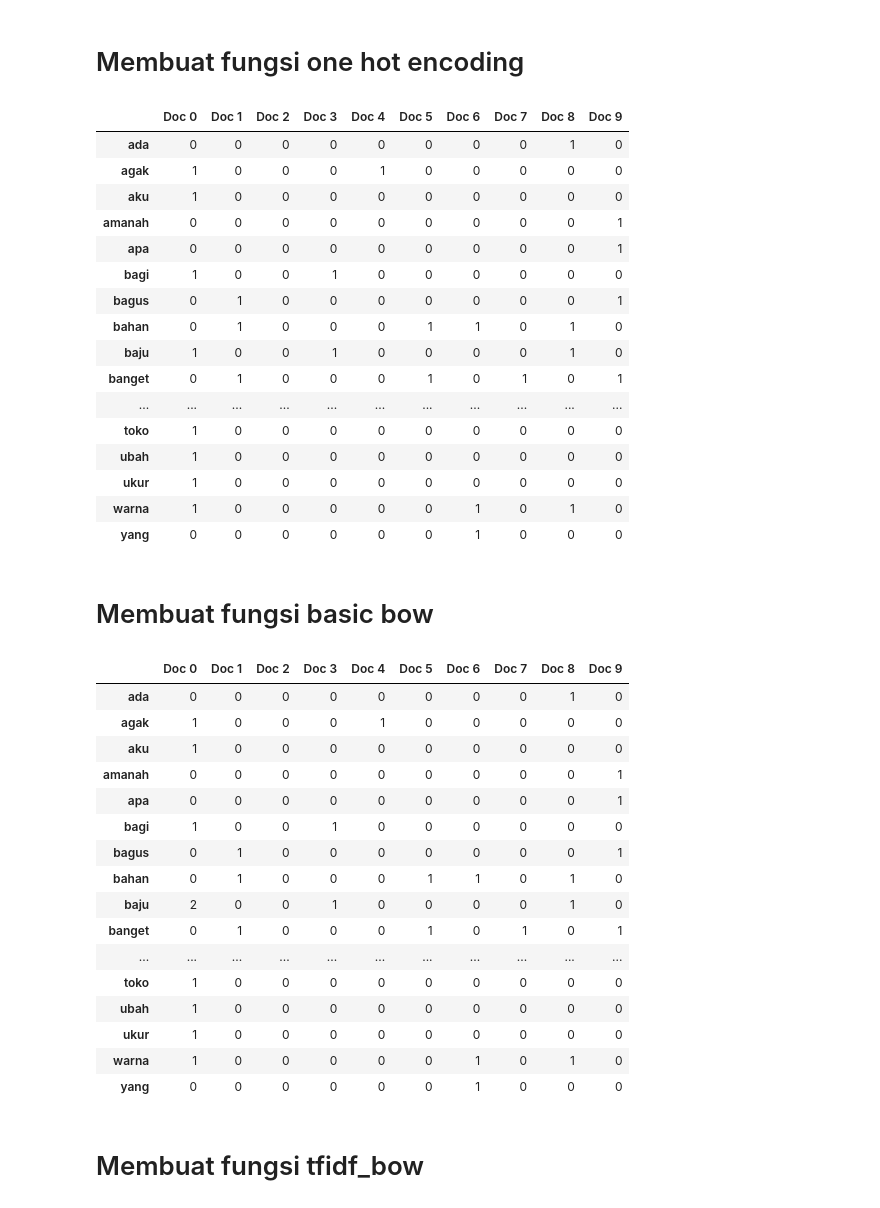
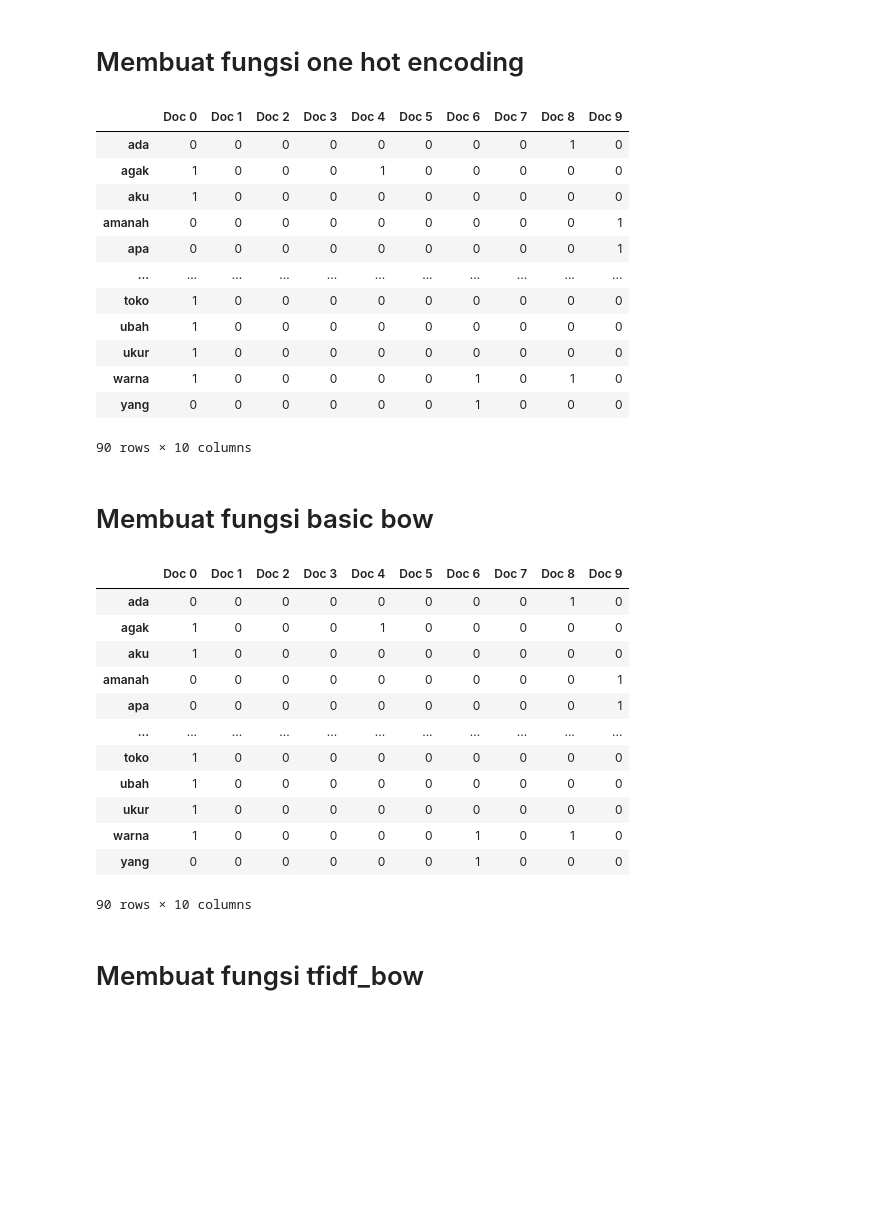
Before and after one commit to imkzuma/Introduction-to-multimedia-data-processing, a Jupyter notebook: tugas1/main.ipynb, the cells around one changed output. Drawn from its saved outputs; the diff is of its cells as text; code cells hidden in the pictures; blank space fills up the shorter version.

```diff
--- a/tugas1/main.ipynb
+++ b/tugas1/main.ipynb
@@ -246,53 +246,45 @@ showStem
 # Membuat fungsi one hot encoding
 # %%
 import numpy as np
-
-pd.set_option('display.max_columns', None)
-pd.set_option('display.max_rows', None)
-pd.set_option('display.max_colwidth', None)
 
 def create_word_list(text):
     wordList = list()
     for key in text:
         for word in key:
             if word not in wordList : wordList.append(word)
 
     return sorted(wordList)
 
 def one_hot_encoding(text):
     wordList = create_word_list(text)
 
     ohe = np.zeros((len(stem), len(wordList)) , dtype=int)
 
     for i, key in enumerate(stem):
         for word in wordList:
             if word in key:
                 ohe[i][wordList.index(word)] = 1
 
     ohe = pd.DataFrame(ohe, columns=wordList, index=["Doc {}".format(i) for i in range(len(text))])
 
     return ohe
 
 ohe = one_hot_encoding(stem)
 ohe.T
 # %% [output]
 |  | Doc 0 | Doc 1 | Doc 2 | Doc 3 | Doc 4 | Doc 5 | Doc 6 | Doc 7 | Doc 8 | Doc 9 |
 | ada | 0 | 0 | 0 | 0 | 0 | 0 | 0 | 0 | 1 | 0 |
 | agak | 1 | 0 | 0 | 0 | 1 | 0 | 0 | 0 | 0 | 0 |
 | aku | 1 | 0 | 0 | 0 | 0 | 0 | 0 | 0 | 0 | 0 |
 | amanah | 0 | 0 | 0 | 0 | 0 | 0 | 0 | 0 | 0 | 1 |
 | apa | 0 | 0 | 0 | 0 | 0 | 0 | 0 | 0 | 0 | 1 |
-| bagi | 1 | 0 | 0 | 1 | 0 | 0 | 0 | 0 | 0 | 0 |
-| bagus | 0 | 1 | 0 | 0 | 0 | 0 | 0 | 0 | 0 | 1 |
-| bahan | 0 | 1 | 0 | 0 | 0 | 1 | 1 | 0 | 1 | 0 |
-| baju | 1 | 0 | 0 | 1 | 0 | 0 | 0 | 0 | 1 | 0 |
-| banget | 0 | 1 | 0 | 0 | 0 | 1 | 0 | 1 | 0 | 1 |
 | ... | ... | ... | ... | ... | ... | ... | ... | ... | ... | ... |
 | toko | 1 | 0 | 0 | 0 | 0 | 0 | 0 | 0 | 0 | 0 |
 | ubah | 1 | 0 | 0 | 0 | 0 | 0 | 0 | 0 | 0 | 0 |
 | ukur | 1 | 0 | 0 | 0 | 0 | 0 | 0 | 0 | 0 | 0 |
 | warna | 1 | 0 | 0 | 0 | 0 | 0 | 1 | 0 | 1 | 0 |
 | yang | 0 | 0 | 0 | 0 | 0 | 0 | 1 | 0 | 0 | 0 |
+90 rows × 10 columns
 # %% [markdown]
 # Membuat fungsi basic bow
 # %%
@@ -320,17 +312,13 @@ bow.T
 | aku | 1 | 0 | 0 | 0 | 0 | 0 | 0 | 0 | 0 | 0 |
 | amanah | 0 | 0 | 0 | 0 | 0 | 0 | 0 | 0 | 0 | 1 |
 | apa | 0 | 0 | 0 | 0 | 0 | 0 | 0 | 0 | 0 | 1 |
-| bagi | 1 | 0 | 0 | 1 | 0 | 0 | 0 | 0 | 0 | 0 |
-| bagus | 0 | 1 | 0 | 0 | 0 | 0 | 0 | 0 | 0 | 1 |
-| bahan | 0 | 1 | 0 | 0 | 0 | 1 | 1 | 0 | 1 | 0 |
-| baju | 2 | 0 | 0 | 1 | 0 | 0 | 0 | 0 | 1 | 0 |
-| banget | 0 | 1 | 0 | 0 | 0 | 1 | 0 | 1 | 0 | 1 |
 | ... | ... | ... | ... | ... | ... | ... | ... | ... | ... | ... |
 | toko | 1 | 0 | 0 | 0 | 0 | 0 | 0 | 0 | 0 | 0 |
 | ubah | 1 | 0 | 0 | 0 | 0 | 0 | 0 | 0 | 0 | 0 |
 | ukur | 1 | 0 | 0 | 0 | 0 | 0 | 0 | 0 | 0 | 0 |
 | warna | 1 | 0 | 0 | 0 | 0 | 0 | 1 | 0 | 1 | 0 |
 | yang | 0 | 0 | 0 | 0 | 0 | 0 | 1 | 0 | 0 | 0 |
+90 rows × 10 columns
 # %% [markdown]
 # Membuat fungsi tfidf_bow
 # %%
```
Also changed, not shown: parts of 1 cell of this notebook, 10 other files.
